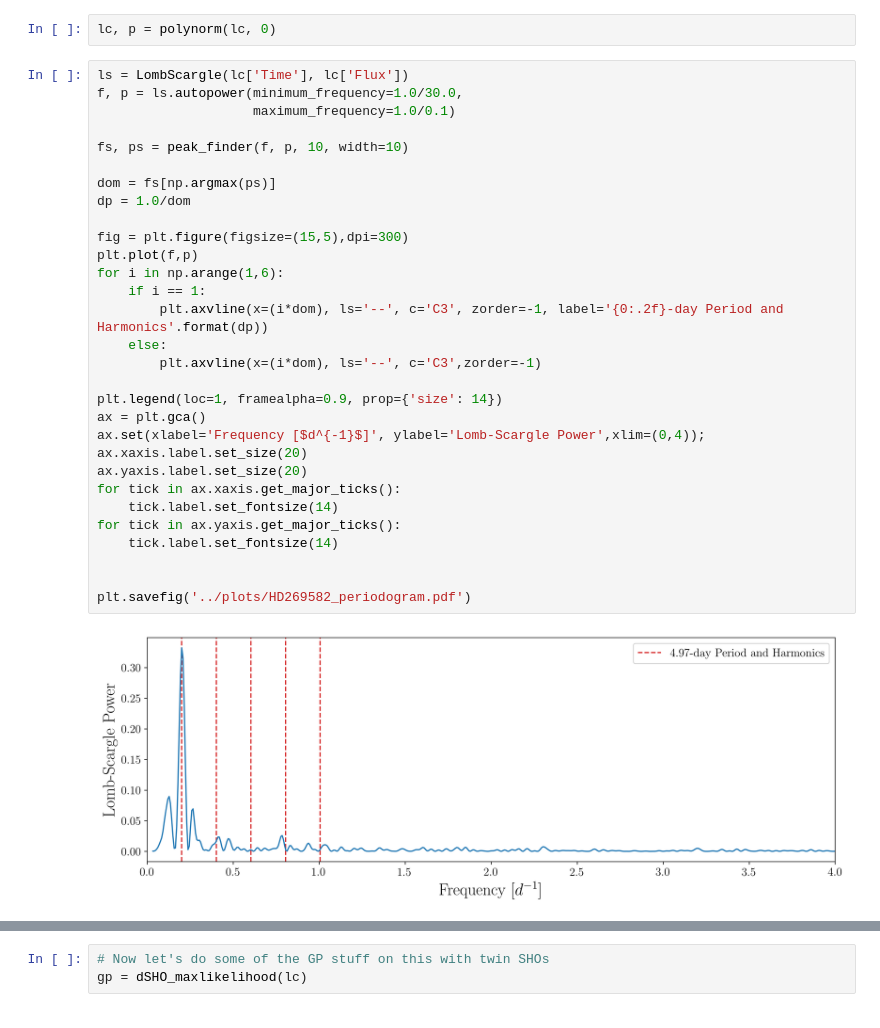
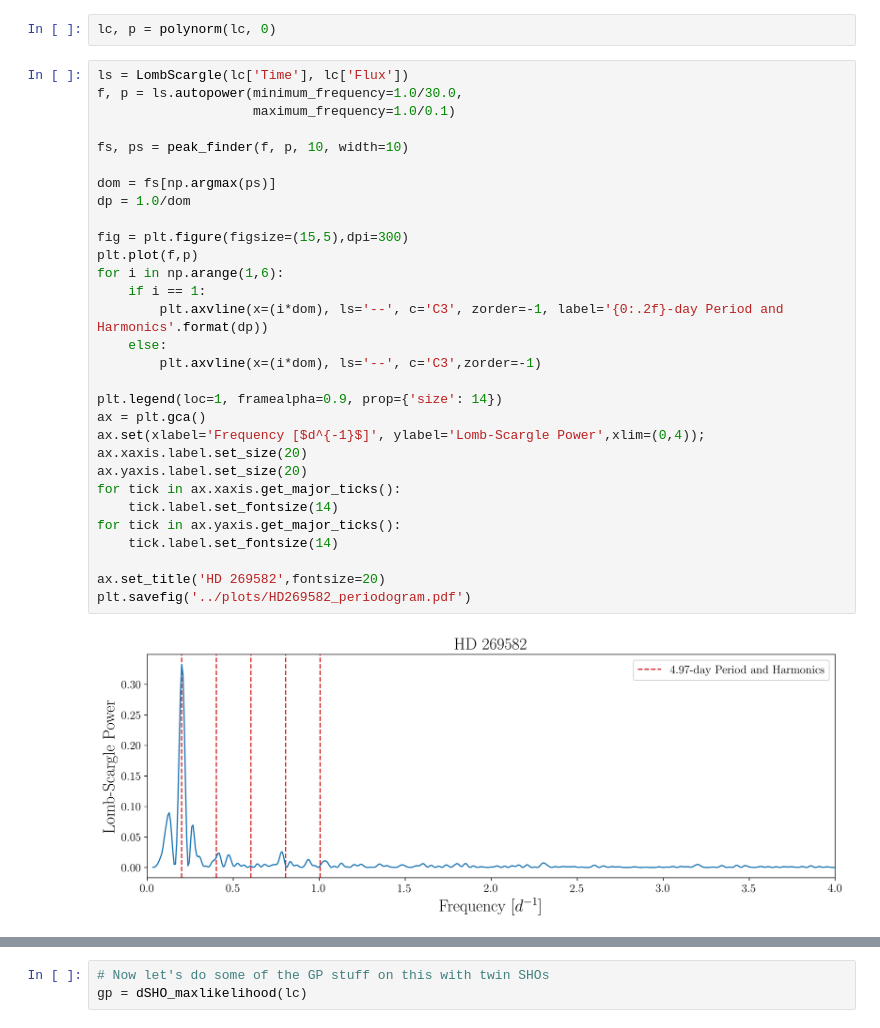
Before and after one commit to tzdwi/TESS, a Jupyter notebook: code/HD269582_LBV.ipynb, the cells around one changed output, grey strips where cells are left out. Drawn from its saved outputs; the diff is of its cells as text.

```diff
--- a/code/HD269582_LBV.ipynb
+++ b/code/HD269582_LBV.ipynb
@@ -28,35 +28,35 @@ lc, p = polynorm(lc, 0)
 # %%
 ls = LombScargle(lc['Time'], lc['Flux'])
 f, p = ls.autopower(minimum_frequency=1.0/30.0,
                     maximum_frequency=1.0/0.1)
 
 fs, ps = peak_finder(f, p, 10, width=10)
 
 dom = fs[np.argmax(ps)]
 dp = 1.0/dom
 
 fig = plt.figure(figsize=(15,5),dpi=300)
 plt.plot(f,p)
 for i in np.arange(1,6):
     if i == 1:
         plt.axvline(x=(i*dom), ls='--', c='C3', zorder=-1, label='{0:.2f}-day Period and Harmonics'.format(dp))
     else:
         plt.axvline(x=(i*dom), ls='--', c='C3',zorder=-1)
 
 plt.legend(loc=1, framealpha=0.9, prop={'size': 14})
 ax = plt.gca()
 ax.set(xlabel='Frequency [$d^{-1}$]', ylabel='Lomb-Scargle Power',xlim=(0,4));
 ax.xaxis.label.set_size(20)
 ax.yaxis.label.set_size(20)
 for tick in ax.xaxis.get_major_ticks():
     tick.label.set_fontsize(14)
 for tick in ax.yaxis.get_major_ticks():
     tick.label.set_fontsize(14)
 
-
+ax.set_title('HD 269582',fontsize=20)
 plt.savefig('../plots/HD269582_periodogram.pdf')
 # %% [output]
-[figure, old version]
+[figure, new version]
 # %%
 fig = plt.figure(dpi=300)
 cycle = np.floor((lc['Time']-np.min(lc['Time']))*dom)
```
Also changed, not shown: parts of 3 cells of this notebook, 15 other files.
